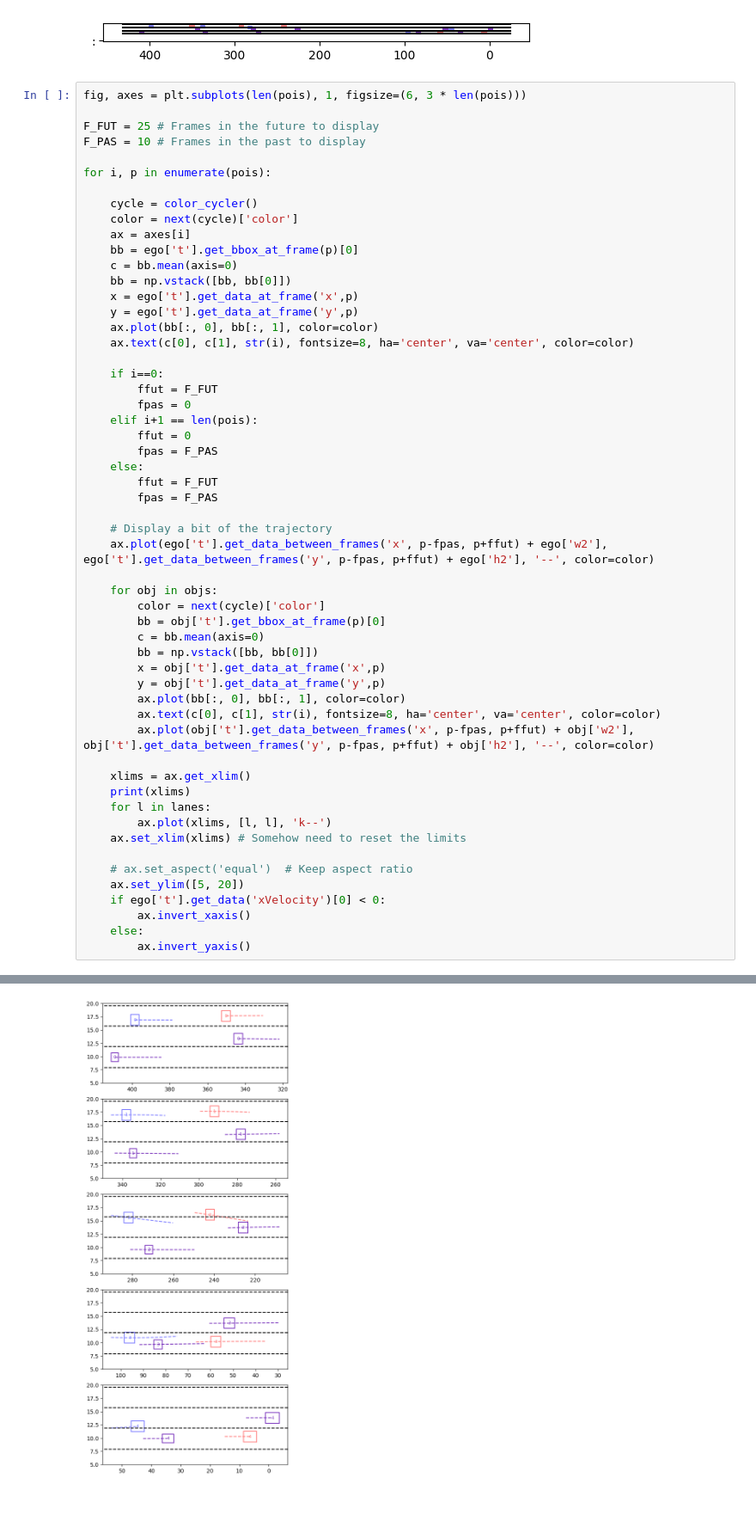
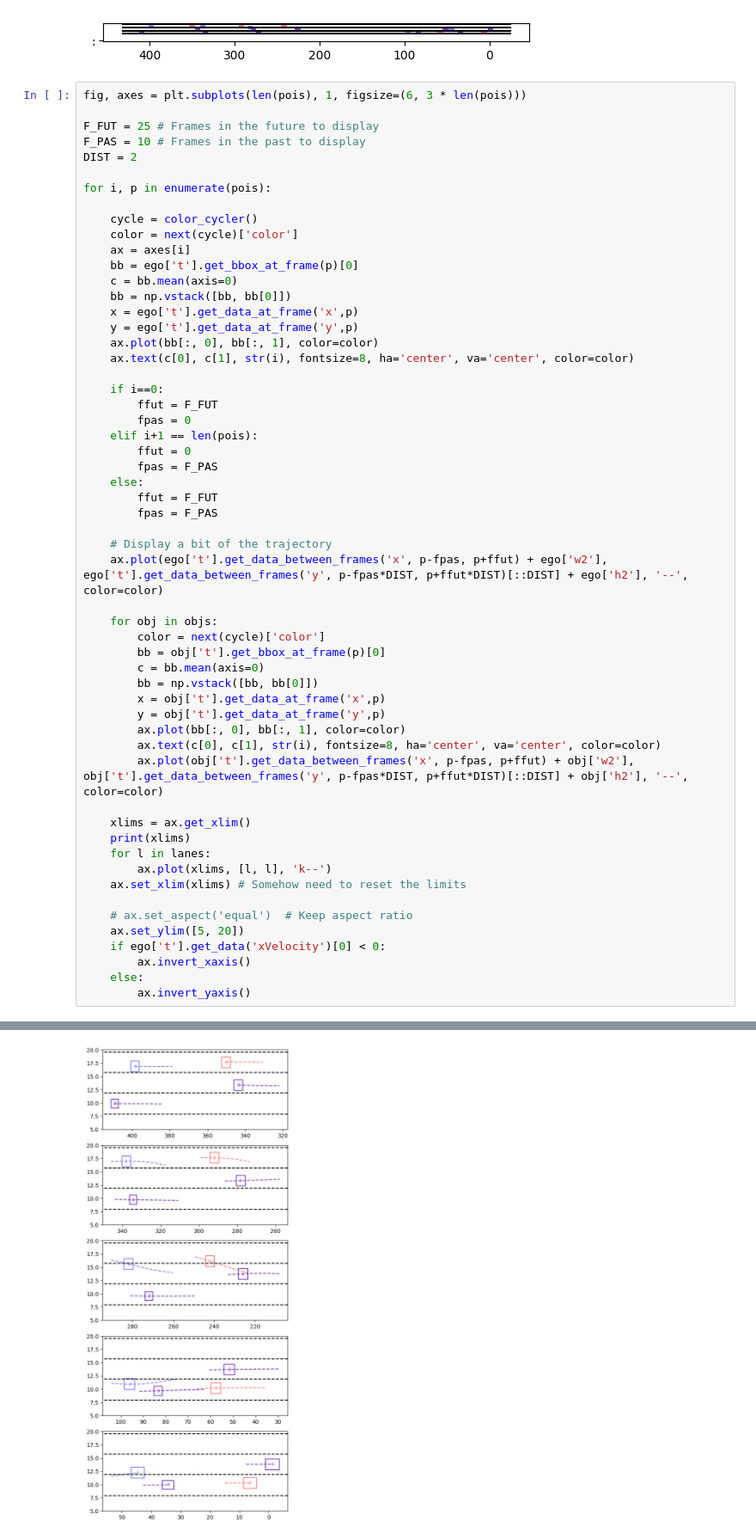
Before and after one commit to hendrikoweber/lxd-io, a Jupyter notebook: PlotInterestingTrack.ipynb, the cells around one changed output, grey strips where cells are left out. Shown at 86% size. Saved outputs shown, nothing was run; the diff lists cells and outputs as text; blank space fills up the shorter version.

```diff
--- a/PlotInterestingTrack.ipynb
+++ b/PlotInterestingTrack.ipynb
@@ -275,6 +275,7 @@ fig, axes = plt.subplots(len(pois), 1, figsize=(6, 3 * len(pois)))
 
 F_FUT = 25 # Frames in the future to display
 F_PAS = 10 # Frames in the past to display
+DIST = 2
 
 for i, p in enumerate(pois):
 
@@ -300,35 +301,35 @@ for i, p in enumerate(pois):
         fpas = F_PAS
 
     # Display a bit of the trajectory
-    ax.plot(ego['t'].get_data_between_frames('x', p-fpas, p+ffut) + ego['w2'], ego['t'].get_data_between_frames('y', p-fpas, p+ffut) + ego['h2'], '--', color=color)
+    ax.plot(ego['t'].get_data_between_frames('x', p-fpas, p+ffut) + ego['w2'], ego['t'].get_data_between_frames('y', p-fpas*DIST, p+ffut*DIST)[::DIST] + ego['h2'], '--', color=color)
 
     for obj in objs:
         color = next(cycle)['color']
         bb = obj['t'].get_bbox_at_frame(p)[0]
         c = bb.mean(axis=0)
         bb = np.vstack([bb, bb[0]])
         x = obj['t'].get_data_at_frame('x',p)
         y = obj['t'].get_data_at_frame('y',p)
         ax.plot(bb[:, 0], bb[:, 1], color=color)
         ax.text(c[0], c[1], str(i), fontsize=8, ha='center', va='center', color=color)
-        ax.plot(obj['t'].get_data_between_frames('x', p-fpas, p+ffut) + obj['w2'], obj['t'].get_data_between_frames('y', p-fpas, p+ffut) + obj['h2'], '--', color=color)
+        ax.plot(obj['t'].get_data_between_frames('x', p-fpas, p+ffut) + obj['w2'], obj['t'].get_data_between_frames('y', p-fpas*DIST, p+ffut*DIST)[::DIST] + obj['h2'], '--', color=color)
 
     xlims = ax.get_xlim()
     print(xlims)
     for l in lanes:
         ax.plot(xlims, [l, l], 'k--')
     ax.set_xlim(xlims) # Somehow need to reset the limits
 
     # ax.set_aspect('equal')  # Keep aspect ratio
     ax.set_ylim([5, 20])
     if ego['t'].get_data('xVelocity')[0] < 0:
         ax.invert_xaxis()
     else:
         ax.invert_yaxis()
 # %% [output]
 (np.float64(317.41775), np.float64(415.69725))
 (np.float64(253.37349999999998), np.float64(350.4265))
 (np.float64(203.82750000000001), np.float64(294.6325))
 (np.float64(25.618999999999996), np.float64(108.031))
 (np.float64(-6.54175), np.float64(56.63675))
-[figure, old version]
+[figure, new version]
```
